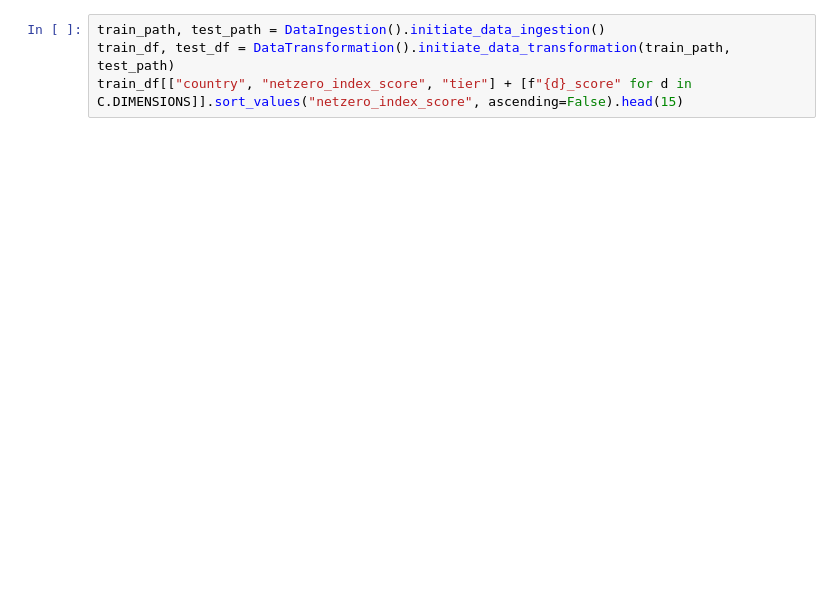
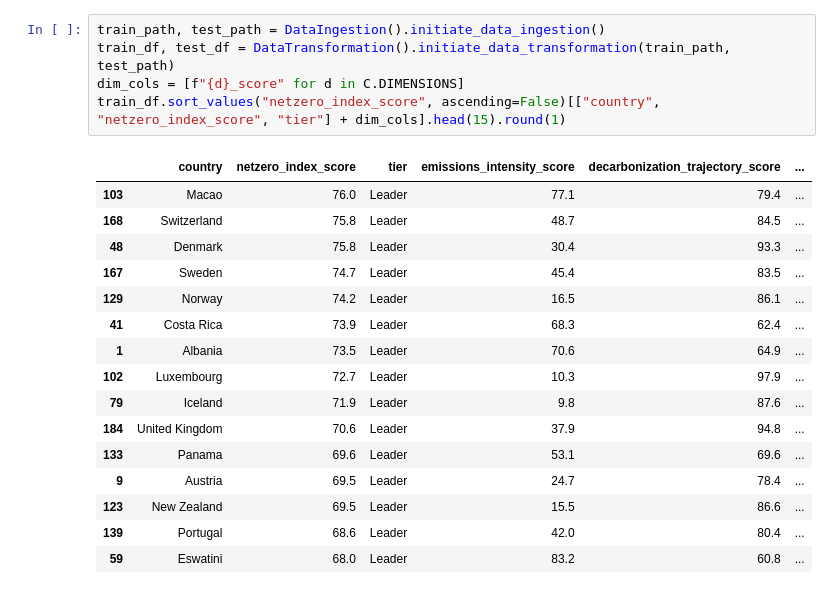
Before and after one commit to plufle/NetZeroAI, a Jupyter notebook: notebook/training.ipynb, the cells around one changed output. Saved outputs shown, nothing was run; the diff lists cells and outputs as text; blank space fills up the shorter version.

```diff
--- a/notebook/training.ipynb
+++ b/notebook/training.ipynb
@@ -17,4 +31,22 @@ from src import constants as C
 # %%
 train_path, test_path = DataIngestion().initiate_data_ingestion()
 train_df, test_df = DataTransformation().initiate_data_transformation(train_path, test_path)
-train_df[["country", "netzero_index_score", "tier"] + [f"{d}_score" for d in C.DIMENSIONS]].sort_values("netzero_index_score", ascending=False).head(15)
+dim_cols = [f"{d}_score" for d in C.DIMENSIONS]
+train_df.sort_values("netzero_index_score", ascending=False)[["country", "netzero_index_score", "tier"] + dim_cols].head(15).round(1)
+# %% [output]
+|  | country | netzero_index_score | tier | emissions_intensity_score | decarbonization_trajectory_score | ... |
+| 103 | Macao | 76.0 | Leader | 77.1 | 79.4 | ... |
+| 168 | Switzerland | 75.8 | Leader | 48.7 | 84.5 | ... |
+| 48 | Denmark | 75.8 | Leader | 30.4 | 93.3 | ... |
+| 167 | Sweden | 74.7 | Leader | 45.4 | 83.5 | ... |
+| 129 | Norway | 74.2 | Leader | 16.5 | 86.1 | ... |
+| 41 | Costa Rica | 73.9 | Leader | 68.3 | 62.4 | ... |
+| 1 | Albania | 73.5 | Leader | 70.6 | 64.9 | ... |
+| 102 | Luxembourg | 72.7 | Leader | 10.3 | 97.9 | ... |
+| 79 | Iceland | 71.9 | Leader | 9.8 | 87.6 | ... |
+| 184 | United Kingdom | 70.6 | Leader | 37.9 | 94.8 | ... |
+| 133 | Panama | 69.6 | Leader | 53.1 | 69.6 | ... |
+| 9 | Austria | 69.5 | Leader | 24.7 | 78.4 | ... |
+| 123 | New Zealand | 69.5 | Leader | 15.5 | 86.6 | ... |
+| 139 | Portugal | 68.6 | Leader | 42.0 | 80.4 | ... |
+| 59 | Eswatini | 68.0 | Leader | 83.2 | 60.8 | ... |
```
Also changed, not shown: parts of 19 cells of this notebook, 45 other files.
